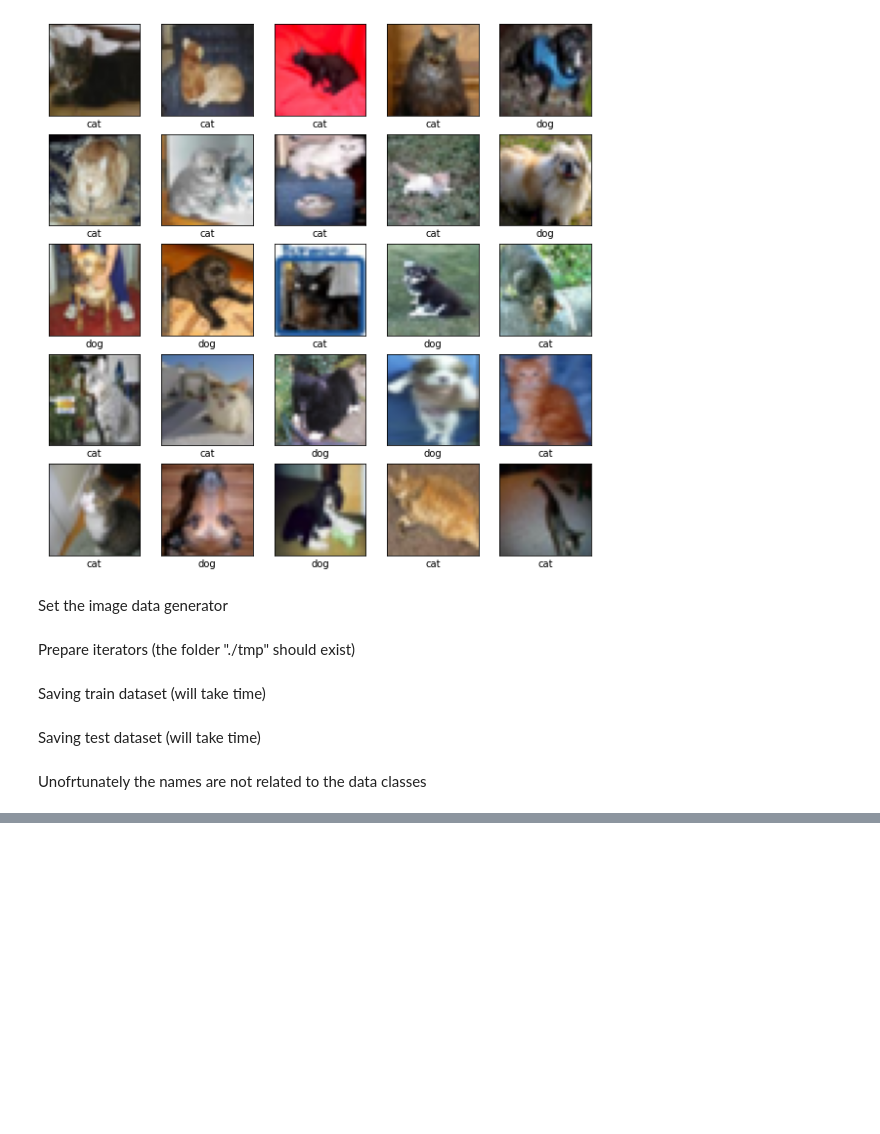
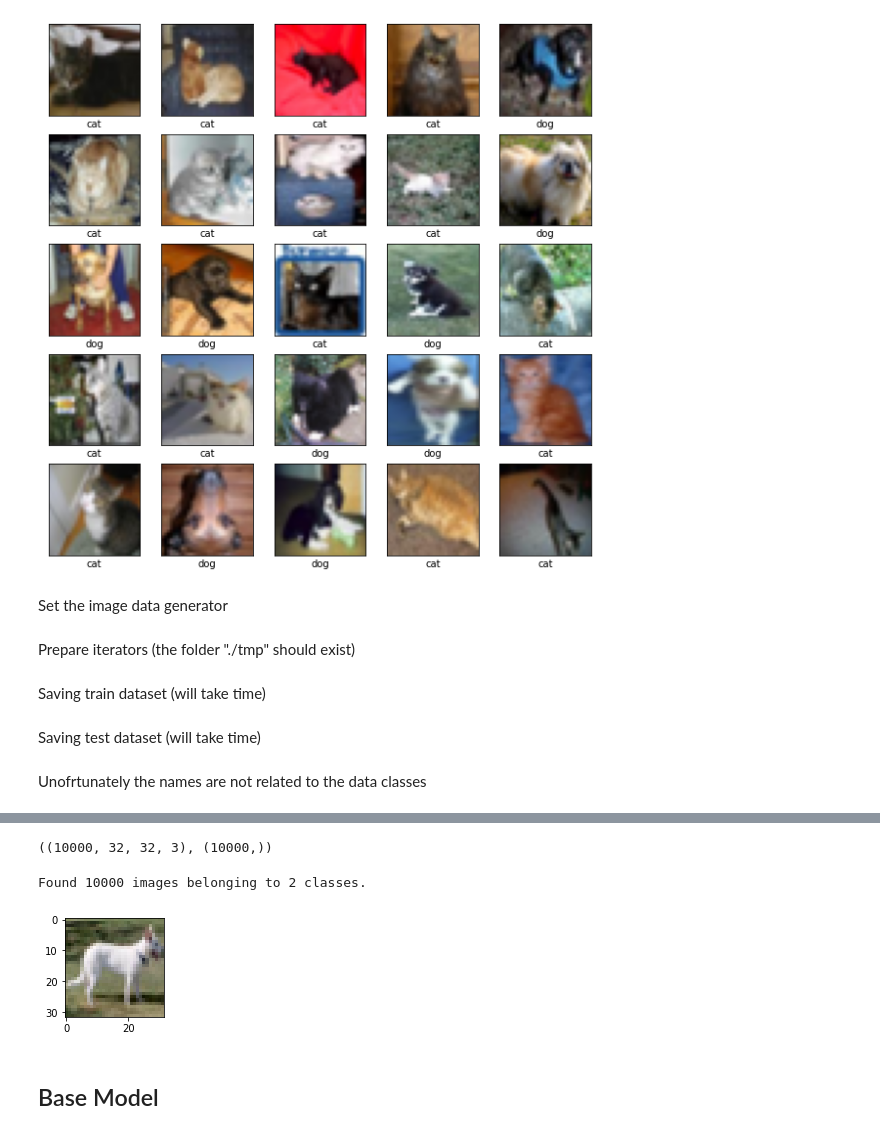
Before and after one commit to vladiant/MachineLearningUtils, a Jupyter notebook: BinaryImageClassificationCNN/DogsVsCatsPredictionSaveDataset.ipynb, the cells around one changed output, grey strips where cells are left out. Cells and saved outputs as stored; diff of their text form; code cells hidden in the pictures; blank space fills up the shorter version.

Commit message:
Update Image set extraction

```diff
--- a/BinaryImageClassificationCNN/DogsVsCatsPredictionSaveDataset.ipynb
+++ b/BinaryImageClassificationCNN/DogsVsCatsPredictionSaveDataset.ipynb
@@ -83,0 +89,12 @@ Unofrtunately the names are not related to the data classes
+# %%
+# Create folder
+PATH = "./tmp"
+
+try:
+    os.mkdir(PATH)
+    os.mkdir(os.path.join(PATH,'0'))
+    os.mkdir(os.path.join(PATH,'1'))
+except OSError:
+    print ("Creation of the directory %s failed" % PATH)
+else:
+    print ("Successfully created the directory %s " % PATH)
@@ -83,0 +103,6 @@ Unofrtunately the names are not related to the data classes
+# %%
+for i, (train_image, train_label) in enumerate(zip(train_images, train_labels)):
+    if train_label==0:
+        save_img(os.path.join(PATH,'0',str(i)+'.png'), train_image)
+    else:
+        save_img(os.path.join(PATH,'1',str(i)+'.png'), train_image)
@@ -83,0 +141,22 @@ Unofrtunately the names are not related to the data classes
+# %%
+photos.shape, labels.shape
+# %% [output]
+((10000, 32, 32, 3), (10000,))
+# %%
+# Prepare the image data generator
+datagen = ImageDataGenerator(rescale=1.0/255.0)
+# %%
+train_it = datagen.flow_from_directory(PATH, class_mode='binary', batch_size=32, target_size=(32, 32))
+# %% [output]
+Found 10000 images belonging to 2 classes.
+# %%
+for X_batch, y_batch in train_it:
+  for i in range(1):
+    plt.subplot(220 +1 +i)
+    plt.imshow(X_batch[i])
+  plt.show()
+  break
+# %% [output]
+[figure, added]
+# %% [markdown]
+## Base Model
```
Also changed, not shown: parts of 20 cells of this notebook.
